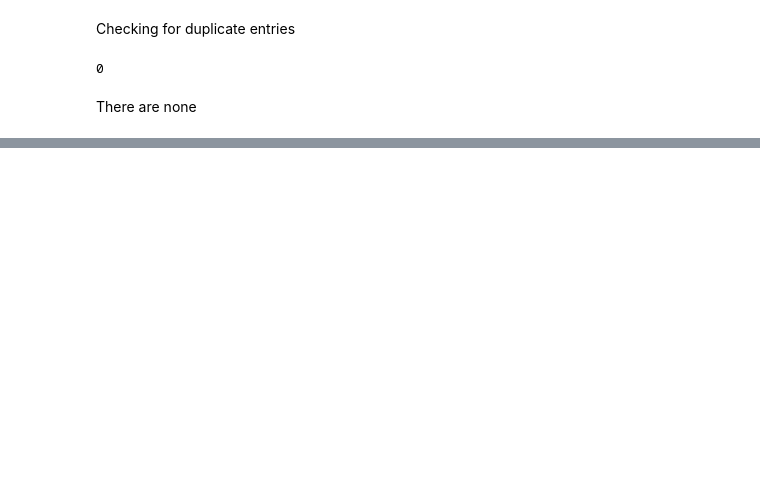
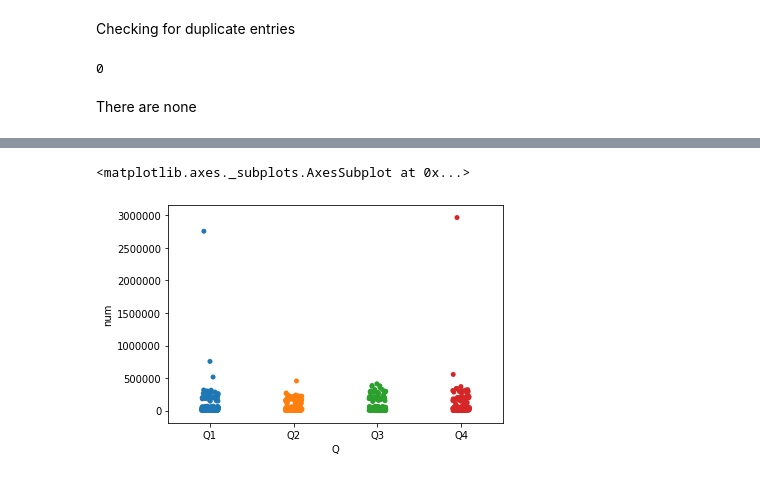
Before and after one commit to shirleymbeyu/visitors_to_Kenya, a Jupyter notebook: VISITORS.ipynb, the cells around one changed output, grey strips where cells are left out. Saved outputs shown, nothing was run; the diff lists cells and outputs as text; code cells hidden in the pictures; blank space fills up the shorter version.

```diff
--- a/VISITORS.ipynb
+++ b/VISITORS.ipynb
@@ -125,0 +173,3 @@ df[df['purpose'] == "transit"]
+# %%
+actl = conc[conc['status'].map(lambda status: 'Actual' in status)]
+actl
@@ -273,0 +232,6 @@ VISUALIZATION:
+# %%
+qup_bplot = sns.stripplot(x='Q', y='num', data=actl)
+qup_bplot
+# %% [output]
+<matplotlib.axes._subplots.AxesSubplot at 0x...>
+[figure, added]
```
Also changed, not shown: parts of 68 cells of this notebook, 3 other files.
